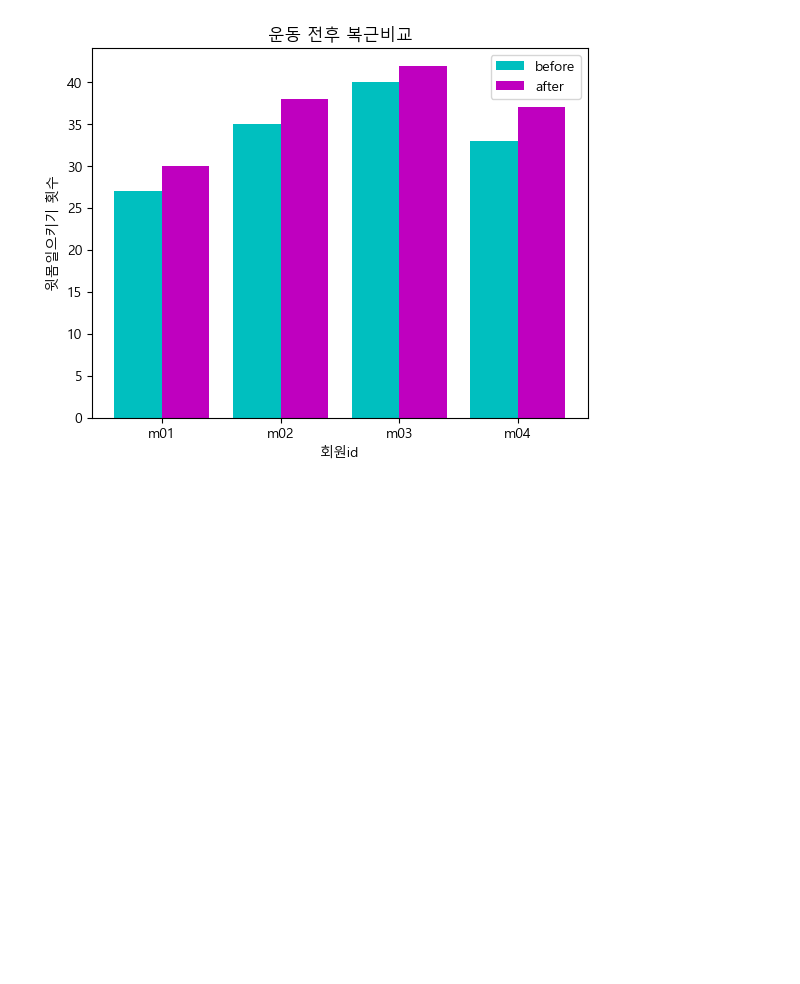
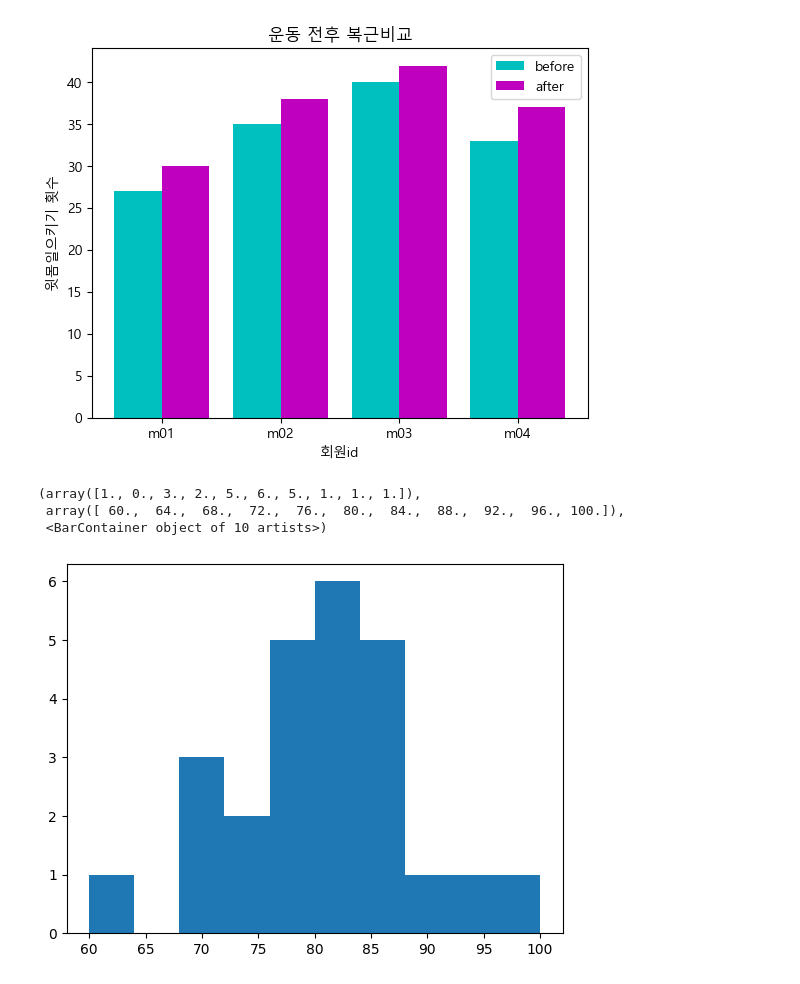
Before and after one commit to less927/python_basic, a Jupyter notebook: 데이터 시각화.ipynb, the cells around one changed output. Drawn from its saved outputs; the diff is of its cells as text; code cells hidden in the pictures; blank space fills up the shorter version.

```diff
--- a/데이터 시각화.ipynb
+++ b/데이터 시각화.ipynb
@@ -5,3 +3,9 @@ import matplotlib.pyplot as plt
+# %%
+import matplotlib.pyplot as plt
+#폰트 지정하기
+import matplotlib
+matplotlib.rcParams['font.family'] ='Malgun Gothic'
+matplotlib.rcParams['axes.unicode_minus']=False
 # %%
 #선 그래프 그리기
 #matplotlib 2차원 그래프 코드구조
@@ -493,0 +503,9 @@ plt.show()
+# %%
+import matplotlib.pyplot as plt
+math = [76, 82, 84 , 83, 90, 86, 85, 82, 72, 71, 100, 87, 81, 76, 94, 78, 81, 60, 79, 69, 74, 87, 82, 68, 79]
+plt.hist(math) # 기본적으로 10개 변량 표시
+# %% [output]
+(array([1., 0., 3., 2., 5., 6., 5., 1., 1., 1.]),
+ array([ 60.,  64.,  68.,  72.,  76.,  80.,  84.,  88.,  92.,  96., 100.]),
+ <BarContainer object of 10 artists>)
+[figure, added]
```
Also changed, not shown: parts of 34 cells of this notebook.
